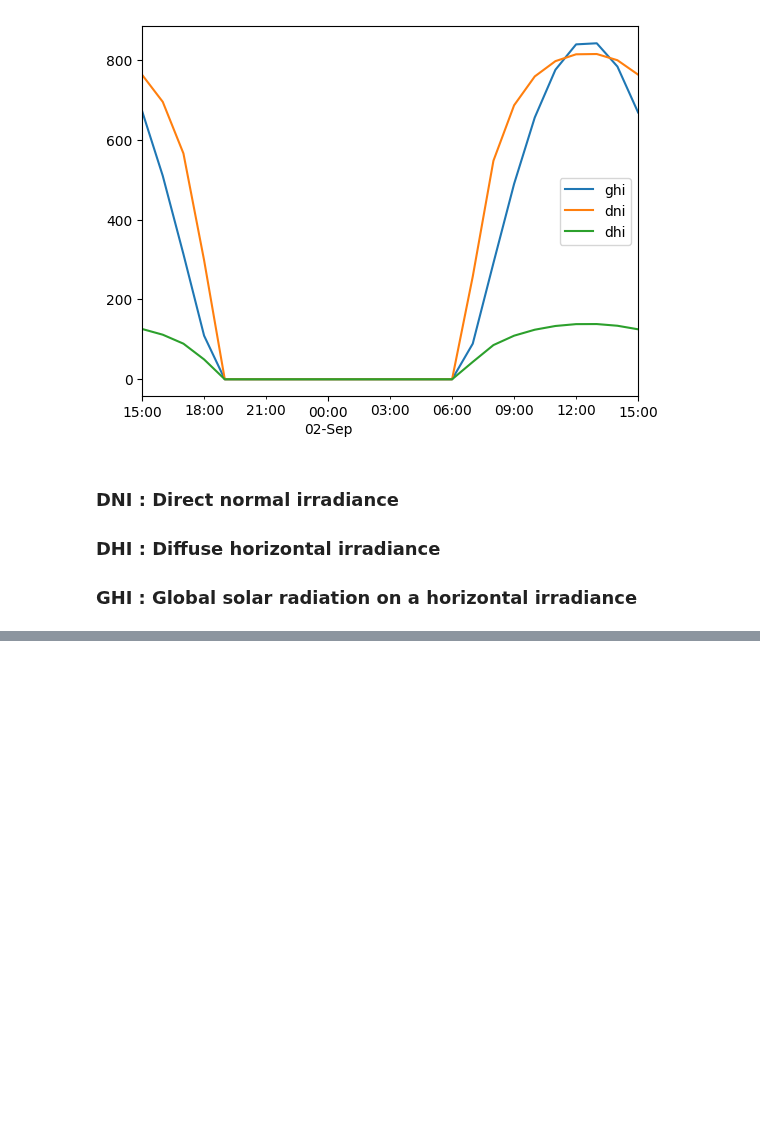
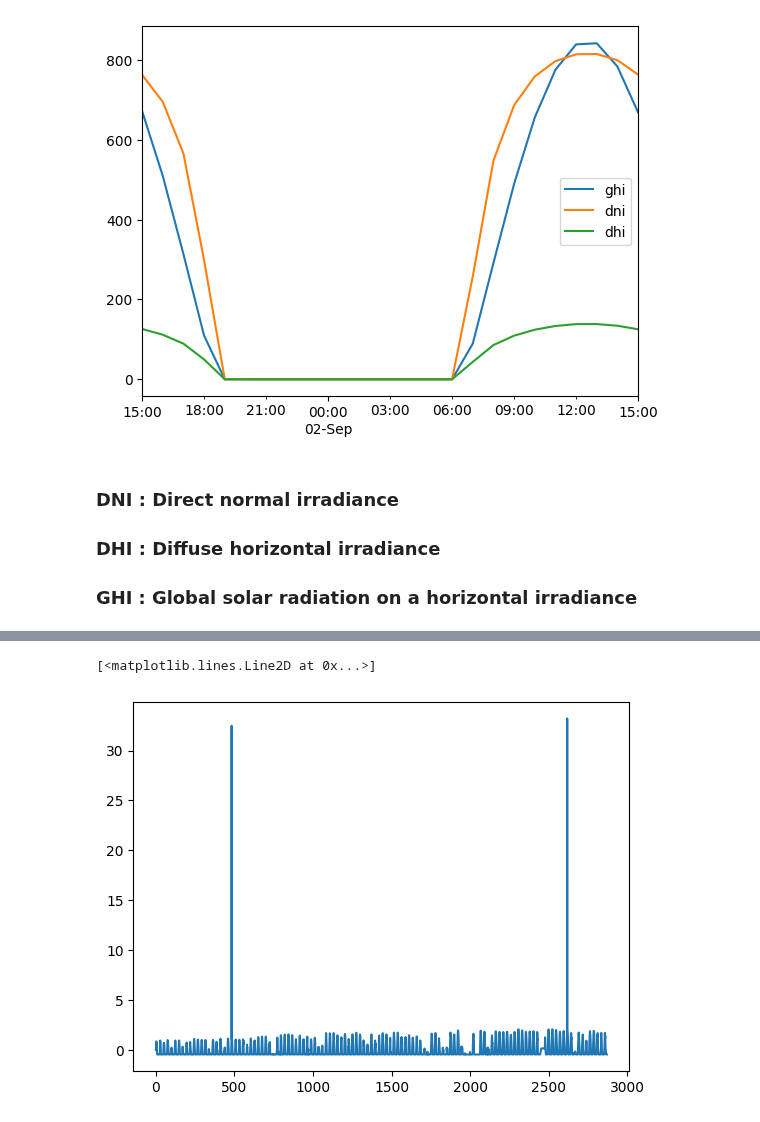
Before and after one commit to Jjineeq/Capstone_Design, a Jupyter notebook: 23_04_23.ipynb, the cells around one changed output, grey strips where cells are left out. Cells and saved outputs as stored; diff of their text form; code cells hidden in the pictures; blank space fills up the shorter version.

```diff
--- a/23_04_23.ipynb
+++ b/23_04_23.ipynb
@@ -119,6 +118,4 @@ solar_eda.date = pd.to_datetime(solar_eda.date)
 solar_eda = solar_eda.set_index('date')
 # %%
 real_weather = real_weather.set_index('date')
-# %%
-real_weather.date = pd.to_datetime(real_weather.date)
 # %%
@@ -308,0 +316,5 @@ plt.plot(predict)
+# %%
+plt.plot(y_test)
+# %% [output]
+[<matplotlib.lines.Line2D at 0x...>]
+[figure, added]
```
Also changed, not shown: parts of 17 cells of this notebook, 1 other file.
